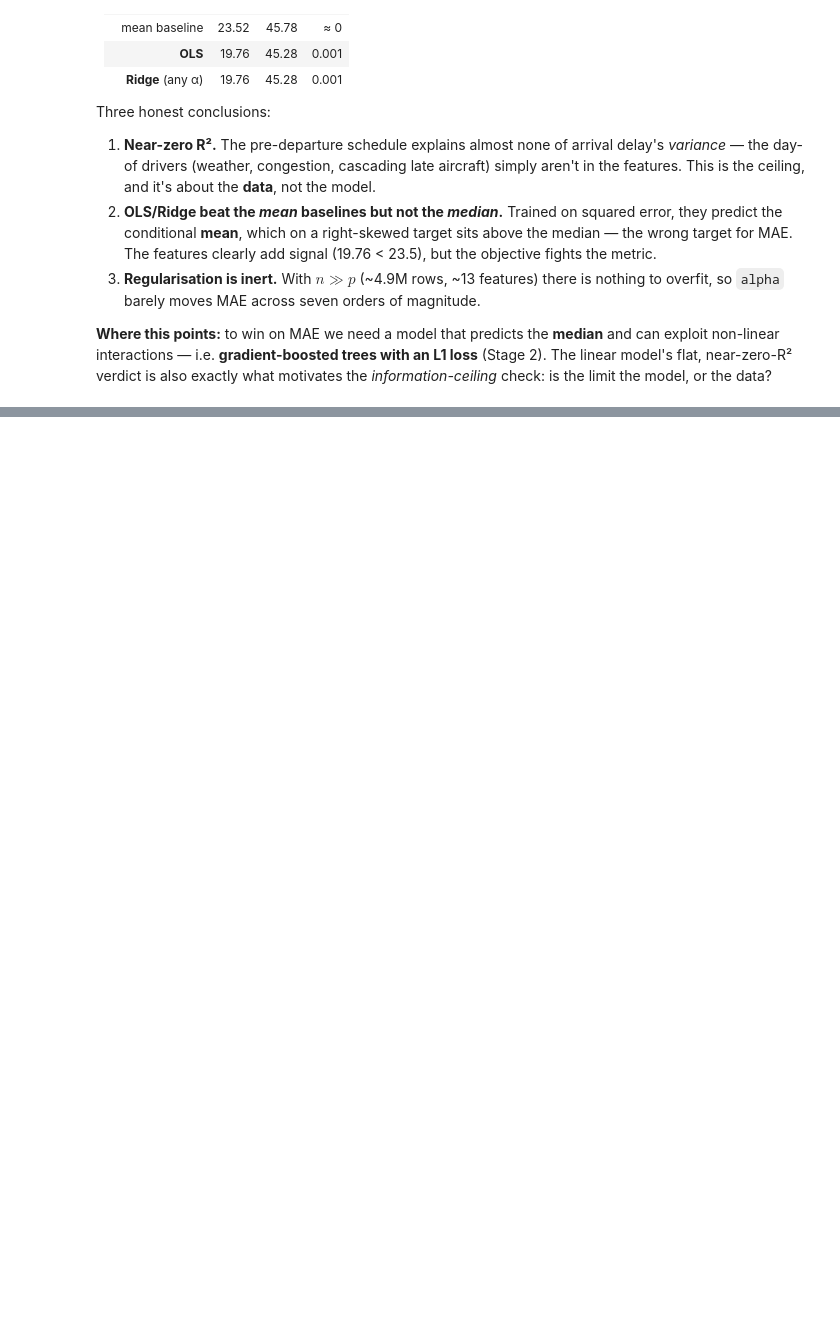
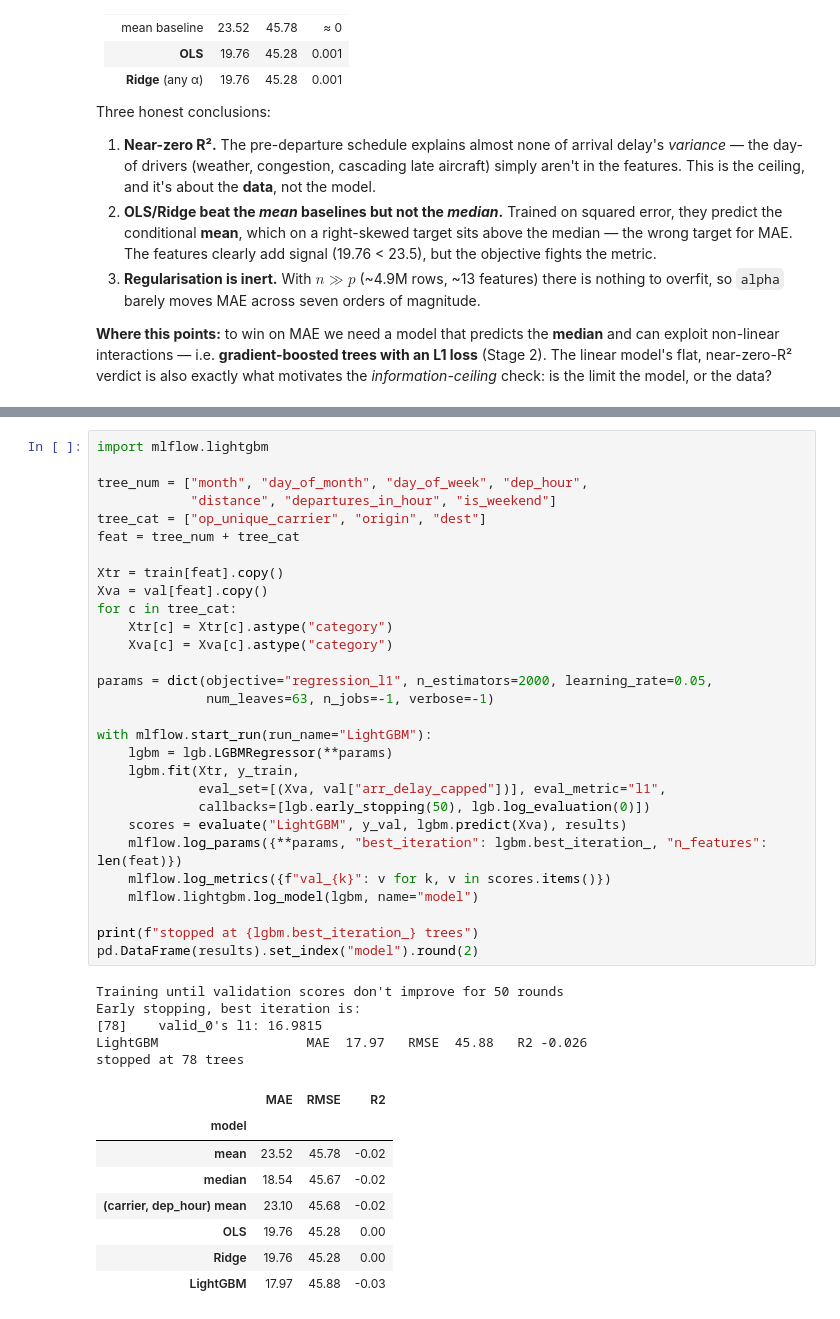
Before and after one commit to AdelinChaushev/Flight-Delay, a Jupyter notebook: notebooks/Modeling.ipynb, the cells around one changed output, grey strips where cells are left out. Cells and saved outputs as stored; diff of their text form; blank space fills up the shorter version.

```diff
--- a/notebooks/Modeling.ipynb
+++ b/notebooks/Modeling.ipynb
@@ -186,0 +231,43 @@ Three honest conclusions:
+# %%
+import mlflow.lightgbm
+
+tree_num = ["month", "day_of_month", "day_of_week", "dep_hour",
+            "distance", "departures_in_hour", "is_weekend"]
+tree_cat = ["op_unique_carrier", "origin", "dest"]
+feat = tree_num + tree_cat
+
+Xtr = train[feat].copy()
+Xva = val[feat].copy()
+for c in tree_cat:
+    Xtr[c] = Xtr[c].astype("category")
+    Xva[c] = Xva[c].astype("category")
+
+params = dict(objective="regression_l1", n_estimators=2000, learning_rate=0.05,
+              num_leaves=63, n_jobs=-1, verbose=-1)
+
+with mlflow.start_run(run_name="LightGBM"):
+    lgbm = lgb.LGBMRegressor(**params)
+    lgbm.fit(Xtr, y_train,
+             eval_set=[(Xva, val["arr_delay_capped"])], eval_metric="l1",
+             callbacks=[lgb.early_stopping(50), lgb.log_evaluation(0)])
+    scores = evaluate("LightGBM", y_val, lgbm.predict(Xva), results)
+    mlflow.log_params({**params, "best_iteration": lgbm.best_iteration_, "n_features": len(feat)})
+    mlflow.log_metrics({f"val_{k}": v for k, v in scores.items()})
+    mlflow.lightgbm.log_model(lgbm, name="model")
+
+print(f"stopped at {lgbm.best_iteration_} trees")
+pd.DataFrame(results).set_index("model").round(2)
+# %% [output]
+Training until validation scores don't improve for 50 rounds
+Early stopping, best iteration is:
+[78]    valid_0's l1: 16.9815
+LightGBM                   MAE  17.97   RMSE  45.88   R2 -0.026
+stopped at 78 trees
+|  | MAE | RMSE | R2 |
+| model |  |  |  |
+| mean | 23.52 | 45.78 | -0.02 |
+| median | 18.54 | 45.67 | -0.02 |
+| (carrier, dep_hour) mean | 23.10 | 45.68 | -0.02 |
+| OLS | 19.76 | 45.28 | 0.00 |
+| Ridge | 19.76 | 45.28 | 0.00 |
+| LightGBM | 17.97 | 45.88 | -0.03 |
```
Also changed, not shown: parts of 6 cells of this notebook, 1 other file.
